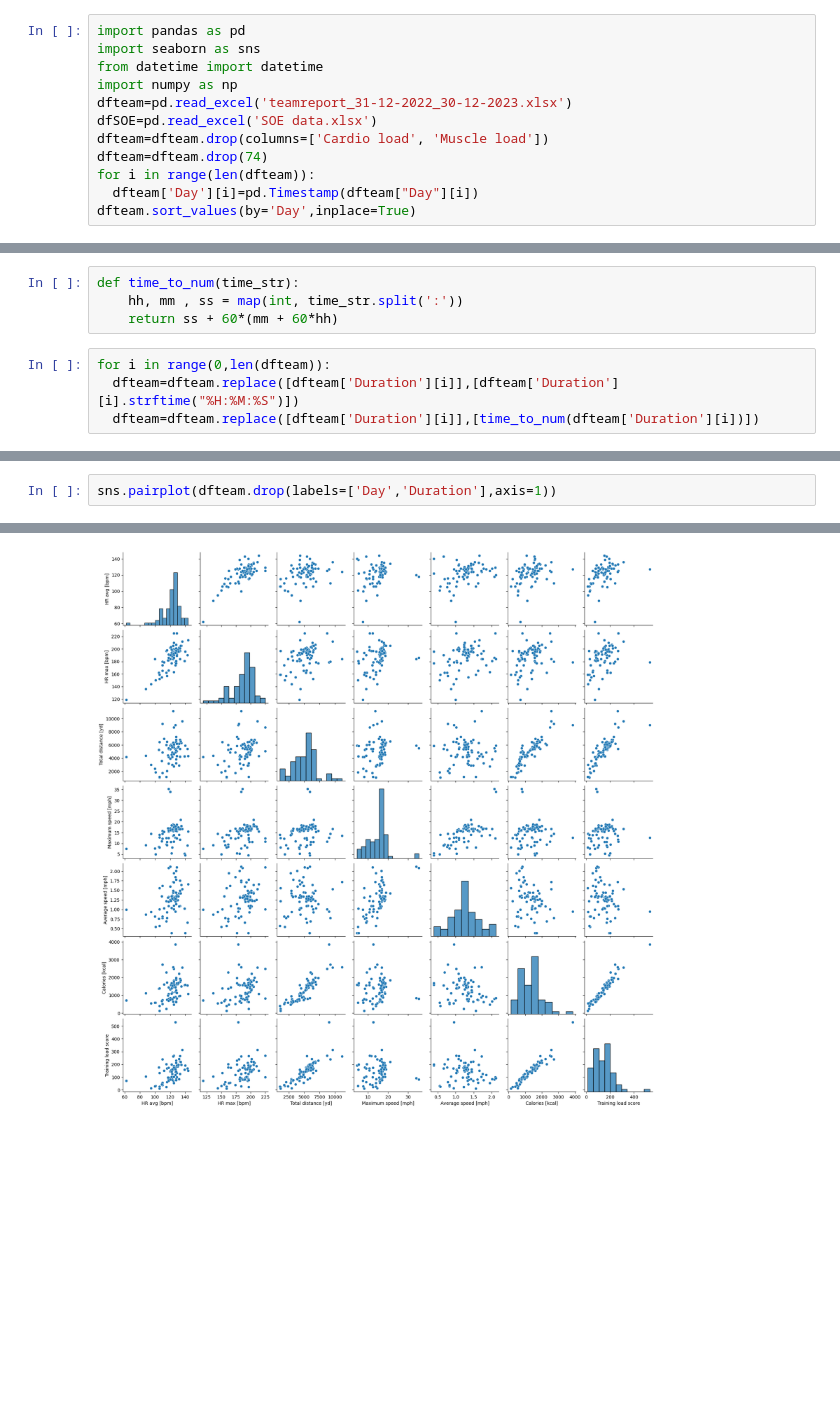
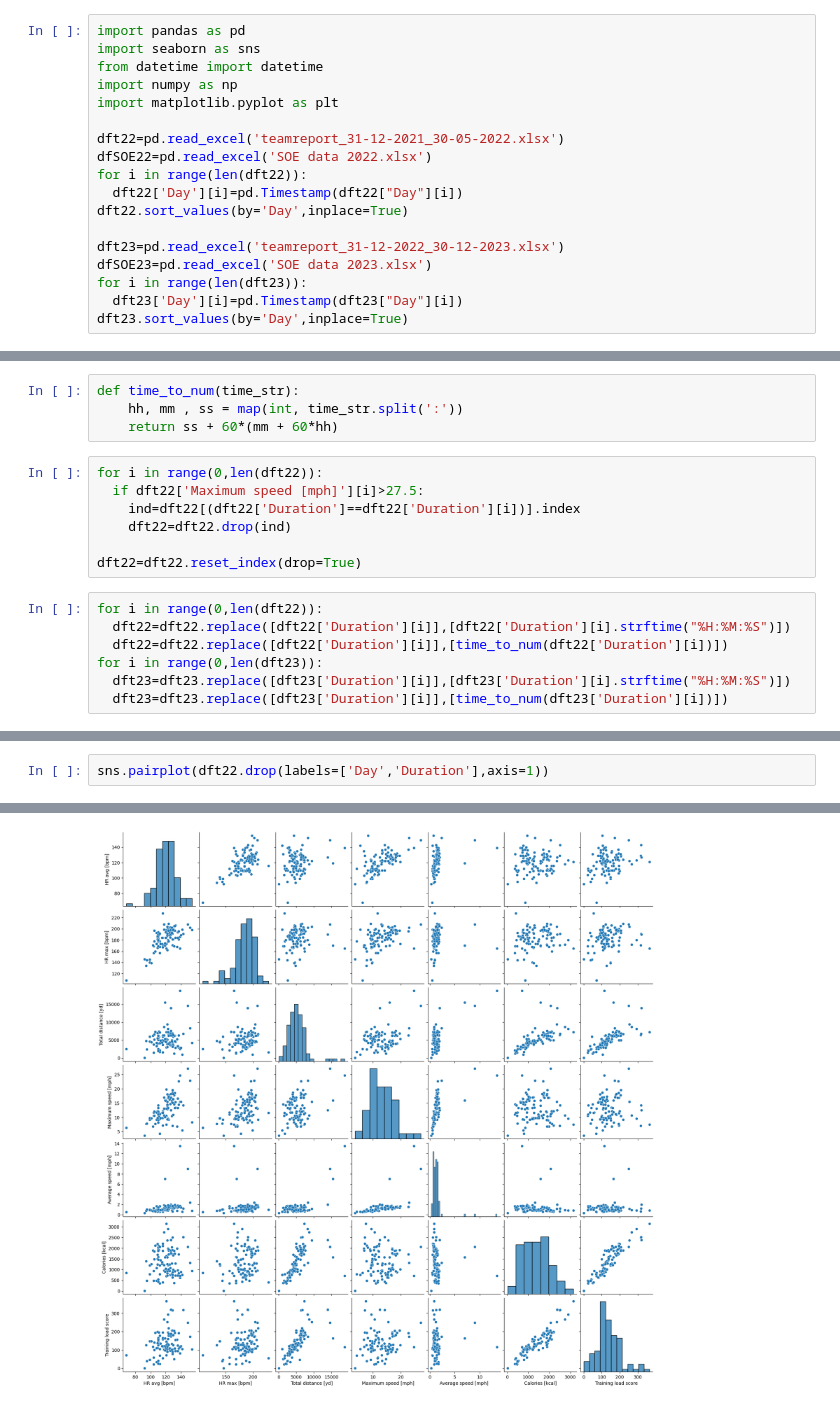
Before and after one commit to dboyko44/ML-Final-Project, a Jupyter notebook: ML_Final_Project_team.ipynb, the cells around one changed output, grey strips where cells are left out. Drawn from its saved outputs; the diff is of its cells as text; blank space fills up the shorter version.

Commit message:
Added data from 2022 and started to apply models

```diff
--- a/ML_Final_Project_team.ipynb
+++ b/ML_Final_Project_team.ipynb
@@ -5,10 +5,16 @@ import pandas as pd
 import seaborn as sns
 from datetime import datetime
 import numpy as np
-dfteam=pd.read_excel('teamreport_31-12-2022_30-12-2023.xlsx')
-dfSOE=pd.read_excel('SOE data.xlsx')
-dfteam=dfteam.drop(columns=['Cardio load', 'Muscle load'])
-dfteam=dfteam.drop(74)
-for i in range(len(dfteam)):
-  dfteam['Day'][i]=pd.Timestamp(dfteam["Day"][i])
-dfteam.sort_values(by='Day',inplace=True)
+import matplotlib.pyplot as plt
+
+dft22=pd.read_excel('teamreport_31-12-2021_30-05-2022.xlsx')
+dfSOE22=pd.read_excel('SOE data 2022.xlsx')
+for i in range(len(dft22)):
+  dft22['Day'][i]=pd.Timestamp(dft22["Day"][i])
+dft22.sort_values(by='Day',inplace=True)
+
+dft23=pd.read_excel('teamreport_31-12-2022_30-12-2023.xlsx')
+dfSOE23=pd.read_excel('SOE data 2023.xlsx')
+for i in range(len(dft23)):
+  dft23['Day'][i]=pd.Timestamp(dft23["Day"][i])
+dft23.sort_values(by='Day',inplace=True)
@@ -21,8 +22,18 @@ See the caveats in the documentation: https://pandas.pydata.org/pandas-docs/stab
 def time_to_num(time_str):
     hh, mm , ss = map(int, time_str.split(':'))
     return ss + 60*(mm + 60*hh)
+# %%
+for i in range(0,len(dft22)):
+  if dft22['Maximum speed [mph]'][i]>27.5:
+    ind=dft22[(dft22['Duration']==dft22['Duration'][i])].index
+    dft22=dft22.drop(ind)
+
+dft22=dft22.reset_index(drop=True)
 # %%
-for i in range(0,len(dfteam)):
-  dfteam=dfteam.replace([dfteam['Duration'][i]],[dfteam['Duration'][i].strftime("%H:%M:%S")])
-  dfteam=dfteam.replace([dfteam['Duration'][i]],[time_to_num(dfteam['Duration'][i])])
+for i in range(0,len(dft22)):
+  dft22=dft22.replace([dft22['Duration'][i]],[dft22['Duration'][i].strftime("%H:%M:%S")])
+  dft22=dft22.replace([dft22['Duration'][i]],[time_to_num(dft22['Duration'][i])])
+for i in range(0,len(dft23)):
+  dft23=dft23.replace([dft23['Duration'][i]],[dft23['Duration'][i].strftime("%H:%M:%S")])
+  dft23=dft23.replace([dft23['Duration'][i]],[time_to_num(dft23['Duration'][i])])
 # %%
@@ -141,5 +142,5 @@ dfSOE
 # %%
-sns.pairplot(dfteam.drop(labels=['Day','Duration'],axis=1))
+sns.pairplot(dft22.drop(labels=['Day','Duration'],axis=1))
 # %% [output]
 <seaborn.axisgrid.PairGrid at 0x...>
-[figure, old version]
+[figure, new version]
```
Also changed, not shown: parts of 17 cells of this notebook.
